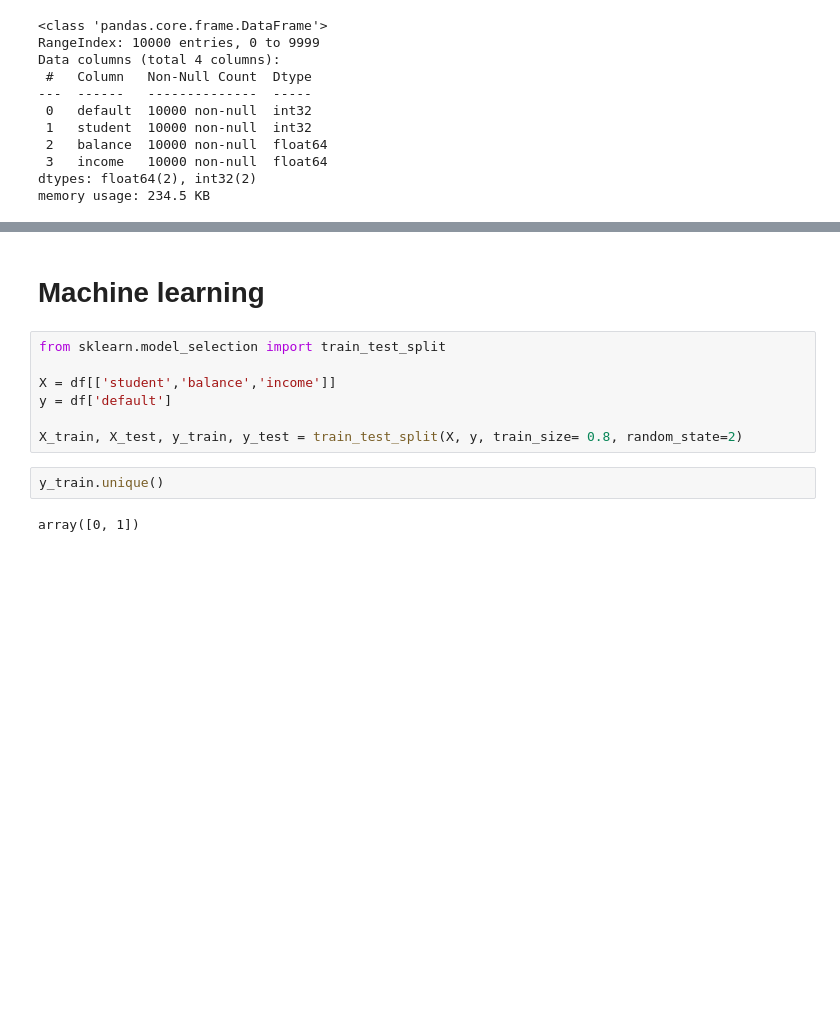
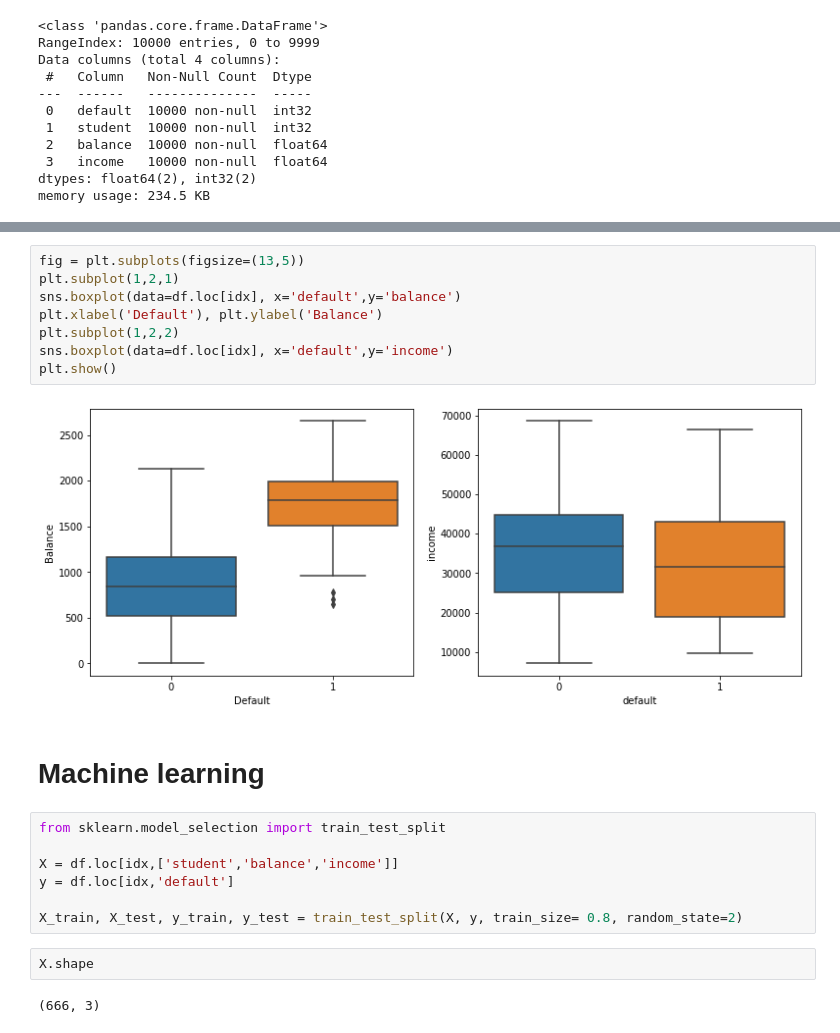
Before and after one commit to adunoluwa1/Data-Science, a Jupyter notebook: Default.ipynb, the cells around one changed output, grey strips where cells are left out. Cells and saved outputs as stored; diff of their text form; blank space fills up the shorter version.

```diff
--- a/Default.ipynb
+++ b/Default.ipynb
@@ -134,15 +172,25 @@ memory usage: 234.5 KB
+# %%
+fig = plt.subplots(figsize=(13,5))
+plt.subplot(1,2,1)
+sns.boxplot(data=df.loc[idx], x='default',y='balance')
+plt.xlabel('Default'), plt.ylabel('Balance')
+plt.subplot(1,2,2)
+sns.boxplot(data=df.loc[idx], x='default',y='income')
+plt.show()
+# %% [output]
+[figure, added]
 # %% [markdown]
 # Machine learning
 # %%
 from sklearn.model_selection import train_test_split
 
-X = df[['student','balance','income']]
-y = df['default']
+X = df.loc[idx,['student','balance','income']]
+y = df.loc[idx,'default']
 
 X_train, X_test, y_train, y_test = train_test_split(X, y, train_size= 0.8, random_state=2)
-# %%
-y_train.unique()
-# %% [output]
-array([0, 1])
+# %%
+X.shape
+# %% [output]
+(666, 3)
 # %%
 from sklearn.linear_model import LogisticRegression
```
Also changed, not shown: parts of 8 cells of this notebook, 2 other files.
